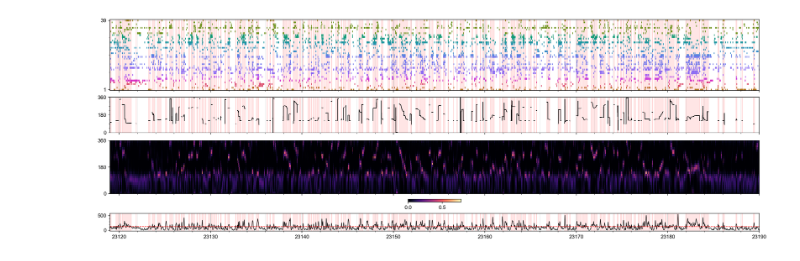
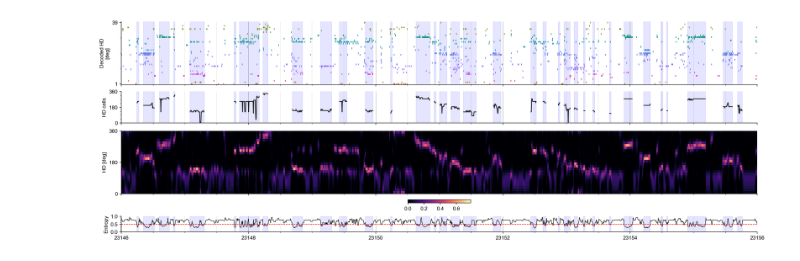
Before and after one commit to Senzai-Lab/nrem_analysis, a Jupyter notebook: notebooks/dual_recordings/updown.ipynb, the cells around one changed output. Saved outputs shown, nothing was run; the diff lists cells and outputs as text; code cells hidden in the pictures.

```diff
--- a/notebooks/dual_recordings/updown.ipynb
+++ b/notebooks/dual_recordings/updown.ipynb
@@ -43,13 +44,11 @@ cyclic_cmap = cmap.Colormap('cmocean:phase').to_mpl()
 seq_cmap = cmap.Colormap('cmasher:tropical').to_mpl()
 # %%
 mouse_id        = "107b"
-data_dir        = INTERIM_DIR / mouse_id
 
 sleep           = nap.load_file(PROCESSED_DIR / "dual" / mouse_id / "sleep.npz")
 turn_units      = nap.load_file(PROCESSED_DIR / "dual" / mouse_id / "turn_units.npz")
 head_direction  = nap.load_file(PROCESSED_DIR / "dual" / mouse_id / "head_direction.npz")
 hd_units        = nap.load_file(PROCESSED_DIR / "dual" / mouse_id / "hd_units.npz")
-virtual_hds     = nap.load_file(PROCESSED_DIR / "dual" / mouse_id / "virtual_hd.npz")
 session         = nap.load_file(PROCESSED_DIR / "dual" / mouse_id / "session.npz")
 
 nrem            = sleep[sleep['state'] == 'nrem'].intersect(session[session['state'] == 'homecage'])
@@ -58,4 +57,14 @@ nrem            = sleep[sleep['state'] == 'nrem'].intersect(session[session['sta
 tcs = nap.compute_tuning_curves(hd_units, head_direction, bins=24, fs=1000, feature_names=['hd'])
 tcs.values = scipy.ndimage.gaussian_filter1d(tcs.values, sigma=1, axis=1, mode="wrap")
 pref_angle = tcs.idxmax(dim='hd').to_numpy().squeeze()
-hd_order = np.argsort(pref_angle)
+
+# order unit ids
+order = np.argsort(pref_angle)
+hd_uids = np.array(hd_units.keys())[order]
+
+order = np.argsort(turn_units['turn_index'].values)
+turn_uids = np.array(turn_units.keys())[order]
+
+# detect up states
+spikes = hd_units.restrict(nrem)
+up_states, thr = detect_upstates(spikes)
@@ -110,55 +108,74 @@ f, ax = plt.subplots(
     ncols=1,
     figsize=(18, 6),
     sharex=True,
-    gridspec_kw={'height_ratios': [2, 1, 1.5, 0.5]})
+    gridspec_kw={'height_ratios': [2, 1, 2, 0.5]})
 
-for row, uid in enumerate(hd_unit_ids, start=1):
-    pa = pref_angle[uid].item()
+# HD cells raster
+for row, uid in enumerate(hd_uids, start=1):
     ax[0].eventplot(
         hd_spikes[uid].index,
         lineoffsets=row,
         linelengths=0.9,
         linewidths=1.4,
-        colors=[cyclic_cmap(pa / 360)],
+        colors=[cyclic_cmap(pref_angle[uid].item() / 360)],
         alpha=1,
     )
 
-for up_ep in up_eps:
-    ax[1].plot(vhd.restrict(up_ep), color='k', linewidth=1)
+# Decoded HD
+for ep in valid_eps:
+    ax[1].plot(p_max.restrict(ep), color='0.05', alpha=0.9, linewidth=1.5)
 
 mesh = ax[2].pcolormesh(
     p_feature.t,
     p_feature.columns.to_numpy(dtype=float),
     p_feature.d.T,
     shading='auto',
     cmap='magma',
     vmin=0,
 )
 
 f.colorbar(mesh, ax=ax[2], orientation='horizontal', aspect=20, fraction=0.05)
 
-ax[3].plot(x_ep, linewidth=0.8, color='k')
-ax[3].axhline(thr, linewidth=0.9, color='r', linestyle='--')
+ax[3].plot(p_max.t, normalized_entropy, linewidth=0.8, color='k')
+ax[3].axhline(0.5, linewidth=0.9, color='r', linestyle='--')
+
+for a in ax:
+    a.set_axisbelow(True)
+    a.grid(axis='x', which='major', color='0.86', linewidth=0.6)
+    a.spines[["top", "right"]].set_visible(False)
+
+
+ax[0].set_ylabel("Decoded HD\n[deg]")
+ax[0].set_ylim(0.5, len(hd_uids) + 0.5)
+ax[0].set_yticks([1, len(hd_uids)])
+
+ax[1].set_ylabel("HD cells")
+ax[1].set_ylim((0, 360))
+ax[1].set_yticks([0, 180, 360])
+
+ax[2].set_ylabel("HD [deg]")
+ax[2].set_ylim((0, 360))
+ax[2].set_yticks([0, 180, 360])
+
+ax[3].set_ylabel("Entropy")
+ax[3].set_ylim((0, 1))
+ax[3].set_yticks((0, 0.5, 1))
+
+ax[0].set_xlim((23146, 23156))
 
 for a in ax:
     if a == ax[2]:
         continue
     a.minorticks_on()
     a.grid(axis='x', which='major', color='0.1', alpha=0.5, linewidth=0.5)
     a.grid(axis='x', which='minor', color='0.3', alpha=0.5, linewidth=0.2)
-    for start, end in up_eps.values:
-        a.axvspan(start, end, color='r', alpha=0.1)
-    # for start, end in c_eps.values:
-    #     a.axvspan(start, end, color='b', alpha=0.1)
+    # for start, end in up_eps.values:
+    #     a.axvspan(start, end, color='r', alpha=0.1,)
+    for start, end in valid_eps.values:
+        a.axvspan(start, end, color='b', alpha=0.1,)
 
-ax[0].set_ylim(0.5, len(hd_unit_ids) + 0.5)
-ax[1].set_ylim((0, 360))
-ax[2].set_ylim((0, 360))
-
-ax[0].set_yticks([1, len(hd_unit_ids)])
-ax[1].set_yticks([0, 180, 360])
-ax[2].set_yticks([0, 180, 360])
-
+# plt.savefig(FIGURES_DIR / "snapshots" / "nrem_entropy00.svg", format='svg', bbox_inches='tight')
+plt.savefig(FIGURES_DIR / "snapshots" / "nrem_entropy00.png", format='png', bbox_inches='tight')
 plt.show()
 # %% [output]
-[figure, old version]
+[figure, new version]
```
Also changed, not shown: parts of 5 cells of this notebook, 6 other files.
